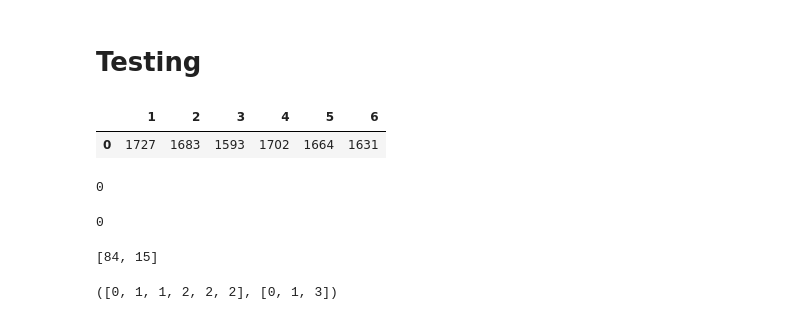
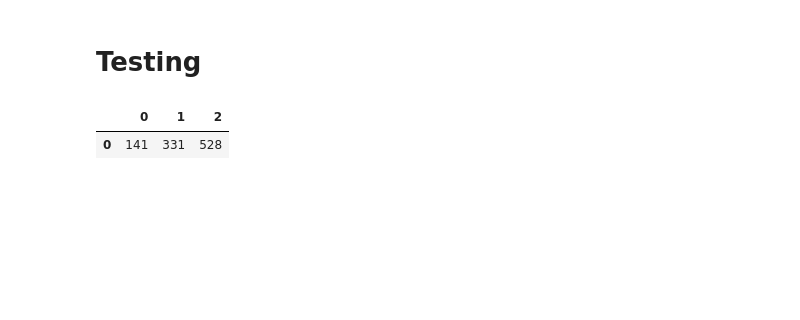
Before and after one commit to calum74/entropy, a Jupyter notebook: reference.ipynb, the cells around one changed output. Drawn from its saved outputs; the diff is of its cells as text; code cells hidden in the pictures; blank space fills up the shorter version.

```diff
--- a/reference.ipynb
+++ b/reference.ipynb
@@ -339,20 +357,26 @@ plt.show()
 # %%
 import numpy as np
 import pandas as pd
+import itertools
 
 class EntropyStore:
     def __init__(self, bits):
         self.N = 1<<(bits-1)
         self.U_s = 0
         self.s = 1
+        self._generate_uniform = make_generate_uniform(fetch_bit, self.N)
 
     def generate_uniform(self, n):
-        self.U_s, self.s, U_n = generate_uniform(self.U_s, self.s, n, self.N)
+        self.U_s, self.s, U_n = self._generate_uniform(self.U_s, self.s, n)
         return U_n
 
     def generate_bernoulli(self, m, n):
-        self.U_s, self.s, B = generate_bernoulli(self.U_s, self.s, m, n, self.N)
+        self.U_s, self.s, B = generate_bernoulli(self.U_s, self.s, self._generate_uniform, m, n)
         return B
+
+    def generate_weighted(self, weights, outputs, offsets):
+        self.U_s, self.s, i = generate_weighted(self.U_s, self.s, self._generate_uniform, weights, outputs, offsets);
+        return i
 
 class UniformDistribution:
     def __init__(self, min, max):
@@ -392,6 +416,27 @@ class BernoulliDistribution:
     def generate(self, es):
         return es.generate_bernoulli(self.m, self.n)
 
+class WeightedDistribution:
+    def __init__(self, weights):
+        self.weights = weights
+        self.outputs, self.offsets = make_weighted(weights)
+
+    def values(self):
+        return range(0, len(self.weights))
+
+    def entropy(self):
+        e = 0
+        for v in self.values():
+            p = value_p(self, value)
+            e += -p * math.log2(p)
+        return e
+
+    def value_p(self, value):
+        return self.weights[value]/len(self.outputs)
+
+    def generate(self, es):
+        return es.generate_weighted(self.weights, self.outputs, self.offsets)
+
 class TestDistribution:
     def __init__(self, es, distribution, count):
         self.counts = {}
@@ -425,6 +470,14 @@ class TestDistribution:
             delta = (c - p*count)/sd
             self.sd_pairs[(i,j)] = delta
 
+        assert self.max_sd() < 4
+
+    def max_sd(self):
+        m = 0
+        for sd in itertools.chain(self.sds.values(), self.sd_pairs.values()):
+            m = max(m, math.fabs(sd))
+        return m
+
     def display_pairs(self):
         df_display = pd.Series(self.pairs).unstack()
         df_color = pd.Series(self.sd_pairs).unstack()
@@ -439,40 +492,13 @@ class TestDistribution:
 # %%
 es = EntropyStore(32)
 d6 = UniformDistribution(1,6)
 coin = BernoulliDistribution(1,3)
+w = WeightedDistribution([1,2,3])
 d6.generate(es)
+d10 = UniformDistribution(1,10)
 coin.generate(es)
-x = TestDistribution(es, d6, 10000)
-x.display_pairs()
+x = TestDistribution(es, w, 1000)
 x.display_table()
 # %% [output]
-|  | 1 | 2 | 3 | 4 | 5 | 6 |
-| 0 | 1727 | 1683 | 1593 | 1702 | 1664 | 1631 |
+|  | 0 | 1 | 2 |
+| 0 | 141 | 331 | 528 |
-# %%
-U_s = 0
-s = 1
-N = 1<<31
-
-U_s, s, U_n = generate_uniform(U_s, s, 6, N)
-
-U_n
-# %% [output]
-0
-# %%
-U_s, s, B = generate_bernoulli(U_s, s, 1, 3, N)
-B
-# %% [output]
-0
-# %%
-counts = [0,0]
-for i in range(1,100):
-    U_s, s, B = generate_bernoulli(U_s, s, 1, 6, N)
-    counts[B] += 1
-
-print(counts)
-# %% [output]
-[84, 15]
-# %%
-make_distribution([1,2,3])
-# %% [output]
-([0, 1, 1, 2, 2, 2], [0, 1, 3])
```
Also changed, not shown: parts of 16 cells of this notebook, 2 other files.
